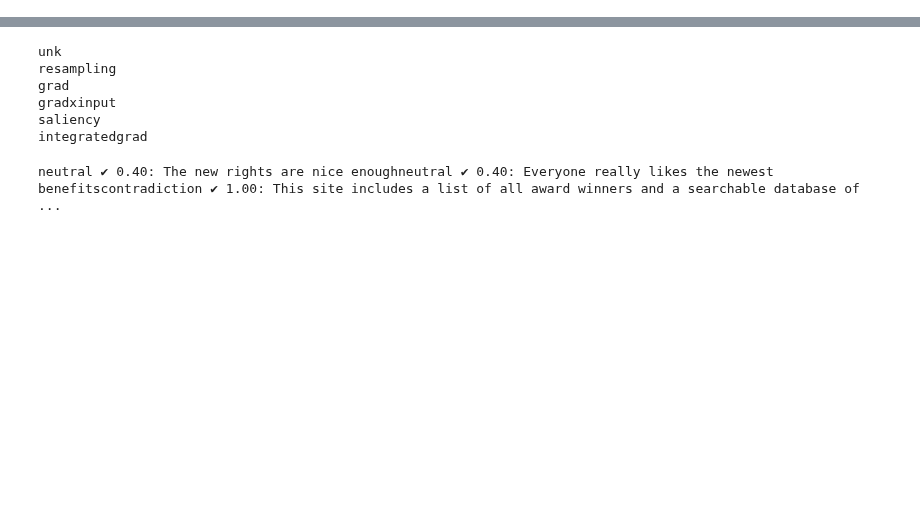
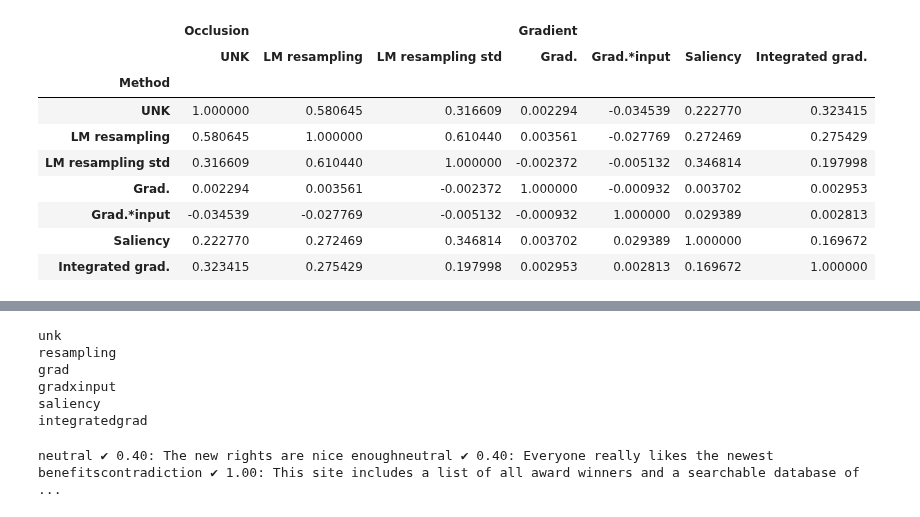
Before and after one commit to DFKI-NLP/OLM, a Jupyter notebook: notebooks/mnli_results.ipynb, the cells around one changed output, grey strips where cells are left out. Cells and saved outputs as stored; diff of their text form; code cells hidden in the pictures; blank space fills up the shorter version.

```diff
--- a/notebooks/mnli_results.ipynb
+++ b/notebooks/mnli_results.ipynb
@@ -100,5 +103,18 @@ Integrated grad. &      0.43 &          0.32 &    -0.12 &       -0.12 &     0.20
 \bottomrule
 \end{tabular}
+# %%
+correlation
+# %% [output]
+|  | Occlusion |  |  | Gradient |  |  |  |
+|  | UNK | LM resampling | LM resampling std | Grad. | Grad.*input | Saliency | Integrated grad. |
+| Method |  |  |  |  |  |  |  |
+| UNK | 1.000000 | 0.580645 | 0.316609 | 0.002294 | -0.034539 | 0.222770 | 0.323415 |
+| LM resampling | 0.580645 | 1.000000 | 0.610440 | 0.003561 | -0.027769 | 0.272469 | 0.275429 |
+| LM resampling std | 0.316609 | 0.610440 | 1.000000 | -0.002372 | -0.005132 | 0.346814 | 0.197998 |
+| Grad. | 0.002294 | 0.003561 | -0.002372 | 1.000000 | -0.000932 | 0.003702 | 0.002953 |
+| Grad.*input | -0.034539 | -0.027769 | -0.005132 | -0.000932 | 1.000000 | 0.029389 | 0.002813 |
+| Saliency | 0.222770 | 0.272469 | 0.346814 | 0.003702 | 0.029389 | 1.000000 | 0.169672 |
+| Integrated grad. | 0.323415 | 0.275429 | 0.197998 | 0.002953 | 0.002813 | 0.169672 | 1.000000 |
 # %%
 correlation
 # %% [output]
```
Also changed, not shown: parts of 4 cells of this notebook, 2 other files.
